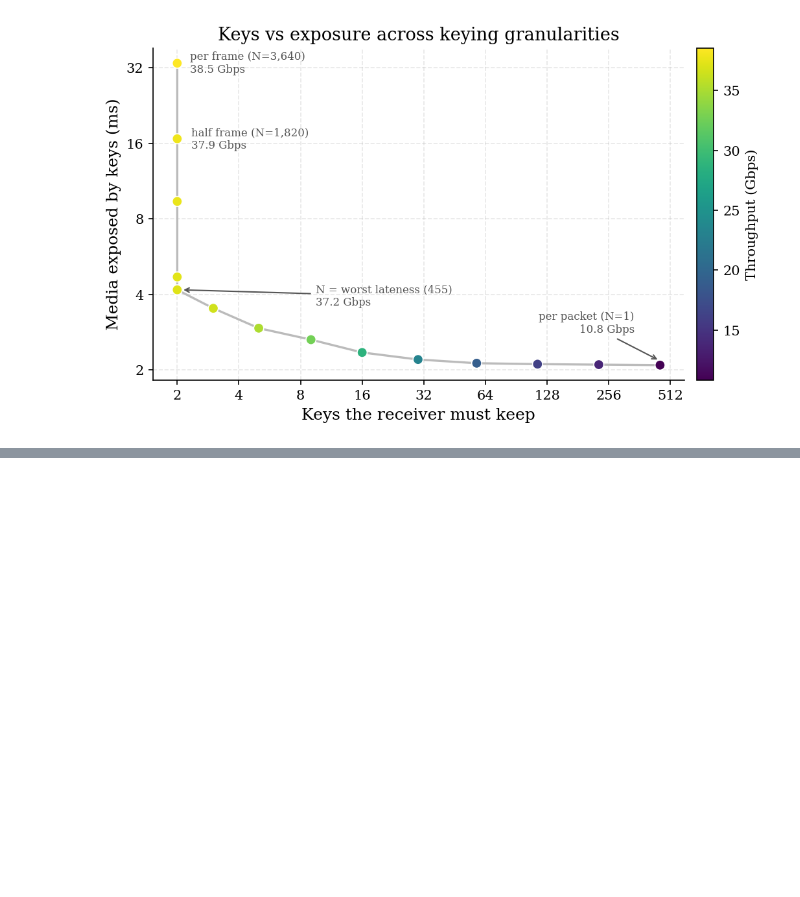
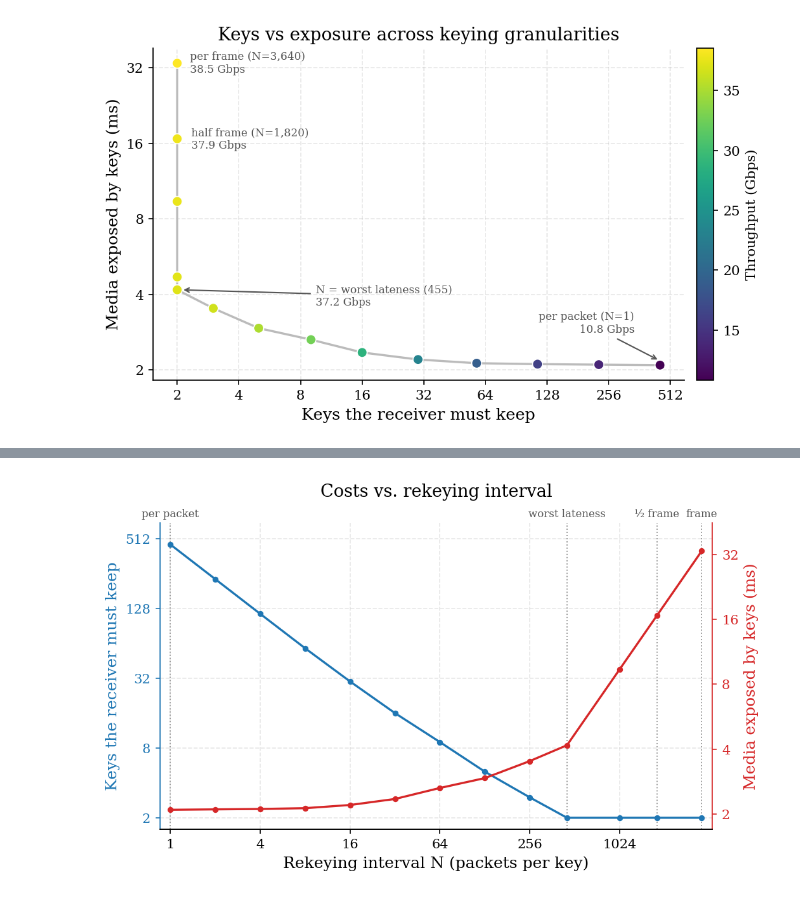
Before and after one commit to spring-epfl/SafeCast, a Jupyter notebook: figures_from_benches.ipynb, the cells around one changed output, grey strips where cells are left out. Cells and saved outputs as stored; diff of their text form; code cells hidden in the pictures; blank space fills up the shorter version.

```diff
--- a/figures_from_benches.ipynb
+++ b/figures_from_benches.ipynb
@@ -1746,0 +1761,72 @@ plt.show()
+# %%
+# --- Figure 15: keys and exposure vs N ---
+
+# the three base values
+base = realistic[('packet', 'disturbed')][1424]
+L = int(base['lateness_max'])
+spacing_ms = base['spacing_ns'] / 1e6
+PPF = int(base['ppf'])
+
+# the measured intervals
+n_gbps = {int(r['granularity'].removeprefix('every')): r['gbps']
+          for r in raw_rows if r['group'] == 'n_sweep'}
+n_gbps[1] = base['gbps']
+n_gbps[PPF] = realistic[('frame', 'disturbed')][1424]['gbps']
+Ns = [N for N in sorted(n_gbps) if N != 512]
+
+# the two consequences of each N: keys needed for zero loss and the media
+# they unlock together
+keys = [(-(-L // N)) + 1 for N in Ns]
+exposure_ms = [k * N * spacing_ms for k, N in zip(keys, Ns)]
+
+BLUE, RED = '#1f77b4', '#d62728'
+
+fig, axK = plt.subplots(figsize=(7.2, 4.4))
+axE = axK.twinx()
+
+# the two cost curves, one per y axis
+axK.plot(Ns, keys, color=BLUE, lw=1.6, marker='o', markersize=3.5, zorder=3)
+axE.plot(Ns, exposure_ms, color=RED, lw=1.6, marker='o', markersize=3.5, zorder=3)
+
+for N, name in [(1, 'per packet'), (L, 'worst lateness'),
+                (PPF // 2, '½ frame'), (PPF, 'frame')]:
+    axK.axvline(N, color='#999', lw=0.9, ls=':', zorder=1)
+    axK.text(N, 1.02, name, fontsize=8, ha='center', color='#555',
+             transform=axK.get_xaxis_transform())
+
+axK.set_xscale('log')
+axK.set_xticks([1, 4, 16, 64, 256, 1024])
+axK.set_xticklabels(['1', '4', '16', '64', '256', '1024'])
+axK.xaxis.set_minor_locator(ticker.NullLocator())
+axK.set_xlim(0.85, 4300)
+axK.set_xlabel('Rekeying interval N (packets per key)')
+
+axK.set_yscale('log')
+axK.set_yticks([2, 8, 32, 128, 512])
+axK.set_yticklabels(['2', '8', '32', '128', '512'])
+axK.yaxis.set_minor_locator(ticker.NullLocator())
+axK.set_ylim(1.6, 700)
+axK.set_ylabel('Keys the receiver must keep', color=BLUE)
+axK.tick_params(axis='y', colors=BLUE)
+axK.spines['left'].set_color(BLUE)
+
+axE.set_yscale('log')
+axE.set_yticks([2, 4, 8, 16, 32])
+axE.set_yticklabels(['2', '4', '8', '16', '32'])
+axE.yaxis.set_minor_locator(ticker.NullLocator())
+axE.set_ylim(1.7, 45)
+axE.set_ylabel('Media exposed by keys (ms)', color=RED)
+axE.tick_params(axis='y', colors=RED)
+axE.spines['right'].set_visible(True)
+axE.spines['right'].set_color(RED)
+axE.grid(False)
+axE.spines['left'].set_visible(False)
+
+axK.set_title('Costs vs. rekeying interval', pad=20)
+
+plt.tight_layout()
+plt.savefig(FIGURES_DIR / 'fig15_fs_tradeoff_vs_n.pdf')
+plt.savefig(FIGURES_DIR / 'fig15_fs_tradeoff_vs_n.png')
+plt.show()
+# %% [output]
+[figure, added]
```
Also changed, not shown: parts of 12 cells of this notebook.
